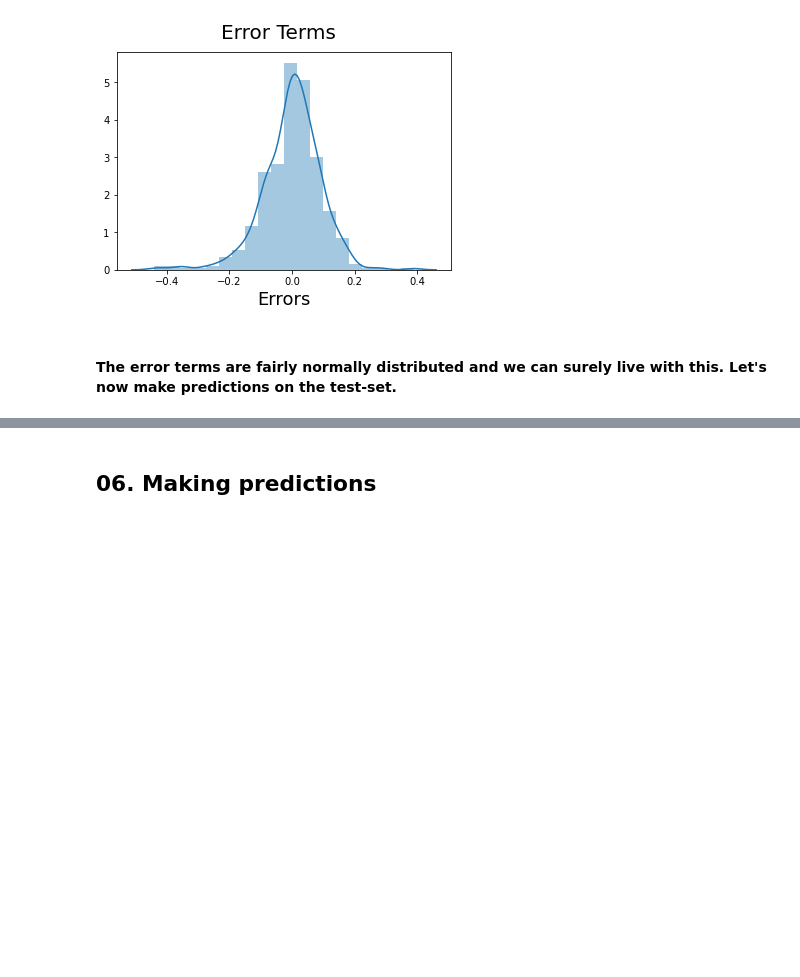
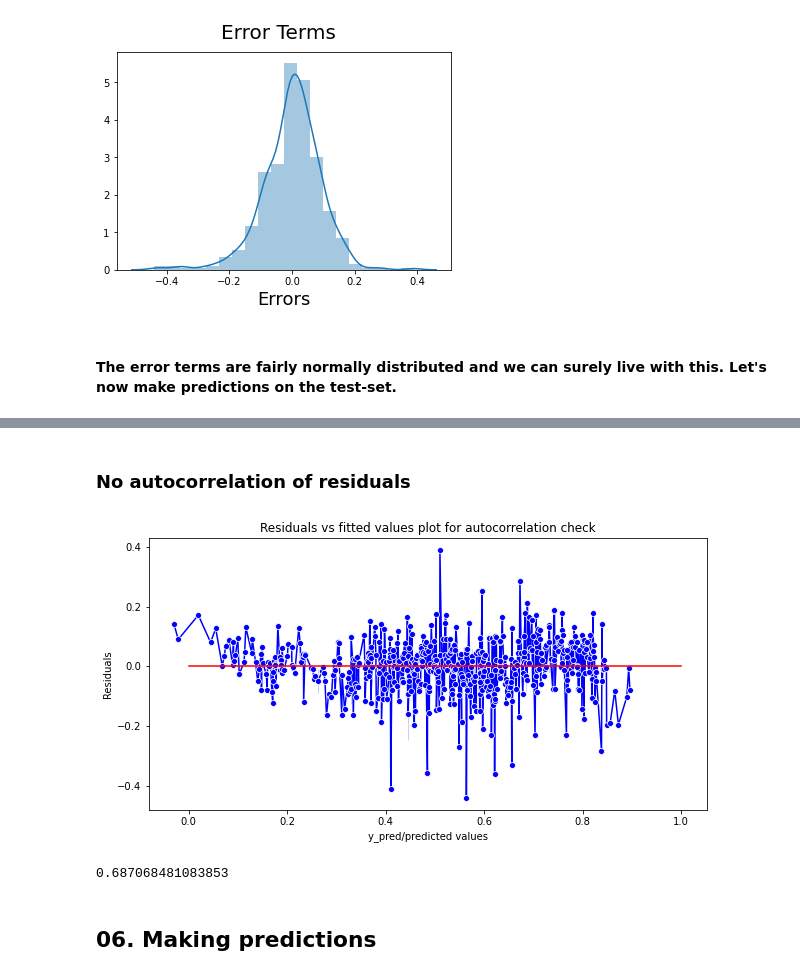
Before and after one commit to subhabrata-ghosh-1988/Bike-Sharing-Linear-Regression-, a Jupyter notebook: BoomBikes - Demand Predictions-Subhabrata Ghosh.ipynb, the cells around one changed output, grey strips where cells are left out. Saved outputs shown, nothing was run; the diff lists cells and outputs as text; code cells hidden in the pictures; blank space fills up the shorter version.

```diff
--- a/BoomBikes - Demand Predictions-Subhabrata Ghosh.ipynb
+++ b/BoomBikes - Demand Predictions-Subhabrata Ghosh.ipynb
@@ -1169,3 +1197,19 @@ plt.show()
+# %% [markdown]
+### No autocorrelation of residuals
+# %%
+plt.figure(figsize=(10,5))
+p = sns.lineplot(y_train_cnt,res,marker='o',color='blue')
+plt.xlabel('y_pred/predicted values')
+plt.ylabel('Residuals')
+p = sns.lineplot([0,1],[0,0],color='red')
+p = plt.title('Residuals vs fitted values plot for autocorrelation check')
+# %% [output]
+[figure, added]
+# %%
+from statsmodels.stats import diagnostic as diag
+min(diag.acorr_ljungbox(res , lags = 40)[1])
+# %% [output]
+0.687068481083853
 # %% [markdown]
 ## 06. Making predictions
 # %%
```
Also changed, not shown: parts of 16 cells of this notebook.
